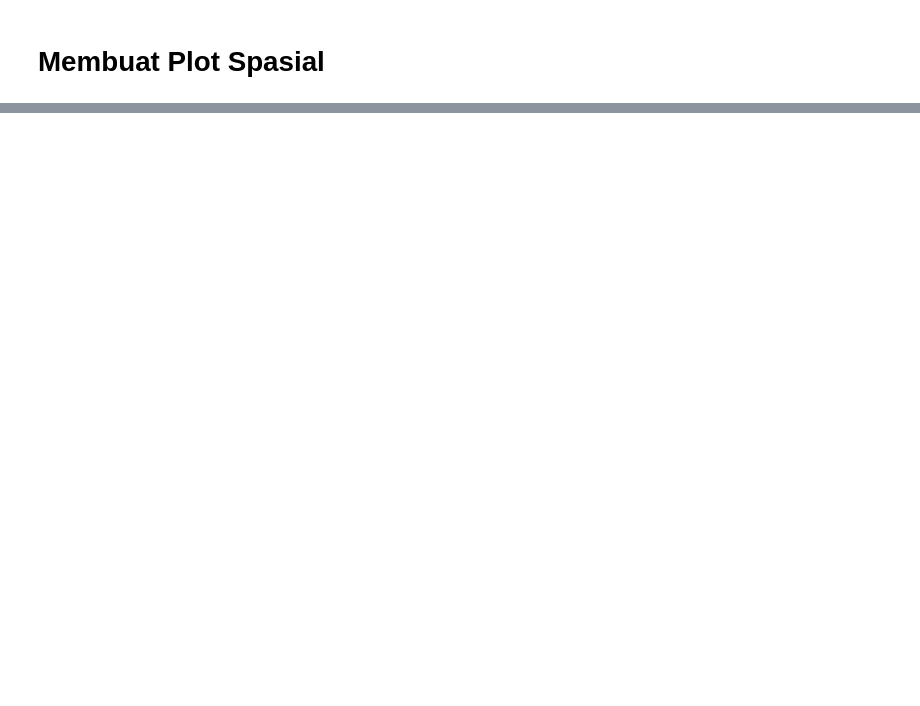
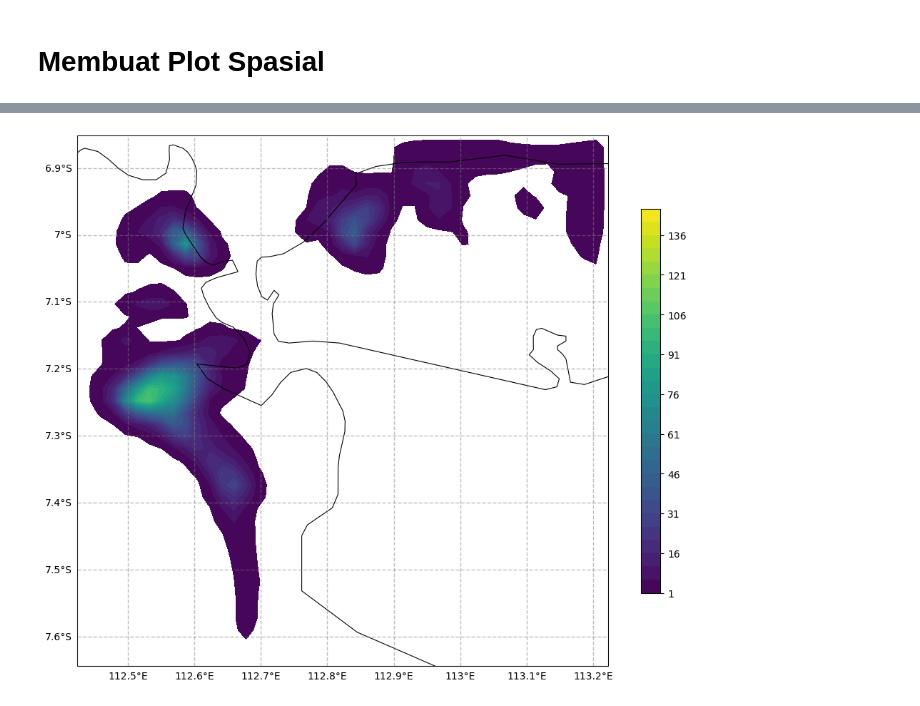
Before and after one commit to agungbaruna/modul-pemodelan-iklim, a Jupyter notebook: notebook/plotT2.ipynb, the cells around one changed output, grey strips where cells are left out. Drawn from its saved outputs; the diff is of its cells as text; code cells hidden in the pictures; blank space fills up the shorter version.

```diff
--- a/notebook/plotT2.ipynb
+++ b/notebook/plotT2.ipynb
@@ -137,0 +100,19 @@ lats, lons = wrf.latlon_coords(wrf_t2)
+# %%
+# Sum RAINC & RAINNC
+rain = rainc + rainnc
+rain_d = rain.copy()
+# Substract for each time step with the previous time step
+# 1, 2, 3, 4, 5, ..., 66
+# 0, 1, 2, 3, 4, ..., 65
+# _____________ -
+
+for i in range(1, 67):
+    rain_d[i, :, :] = rain[i, :, :] - rain[i-1, :, :]
+
+# rain_d = rain[1:67, :, :] - rain[0:66, :, :]
+
+# Assign attribute
+rain_d.attrs = rain_attr
+
+# Assign description attribute
+rain_d.attrs["description"] = "Total precipitation"
@@ -137,0 +123,47 @@ lats, lons = wrf.latlon_coords(wrf_t2)
+# %%
+# Get the cartopy mapping object
+cart_proj = wrf.get_cartopy(rain_d, timeidx=20)
+
+# Smooth the air temperature
+# smooth_rain = wrf.smooth2d(rain, 2)
+
+# Create a figure
+fig = plt.figure(figsize=(12,10))
+# Set the GeoAxes to the projection used by WRF
+ax = plt.axes(projection=cart_proj)
+
+# Add features to axes object
+ax.coastlines(linewidth=0.8, resolution='10m')
+
+# Activate gridlines
+gl = ax.gridlines(draw_labels=True, linewidth=1, color='gray', alpha=0.5, linestyle='--')
+gl.top_labels = False
+gl.right_labels = False
+
+# Add features to the map like contour lines
+# Set contour levels
+lvl = np.arange(1, 150, 5) # Non-inclusive of end value (1030)
+
+# Add contour lines
+# plt.contour(lons,
+#             lats,
+#             wrf_t2,
+#             levels=lvl,
+#             colors='k',
+#             transform=crs.PlateCarree())
+
+# Add filled contour lines
+plt.contourf(lons, lats, rain_d[60, :, :],
+            levels=lvl,
+            transform=crs.PlateCarree(),
+            cmap='viridis')
+
+# Add colorbar
+plt.colorbar(ax=ax, shrink=0.7)
+
+# Manually set extent of map projection
+# ax.set_extent([])
+
+plt.show()
+# %% [output]
+[figure, added]
```
Also changed, not shown: parts of 18 cells of this notebook, 5 other files.
